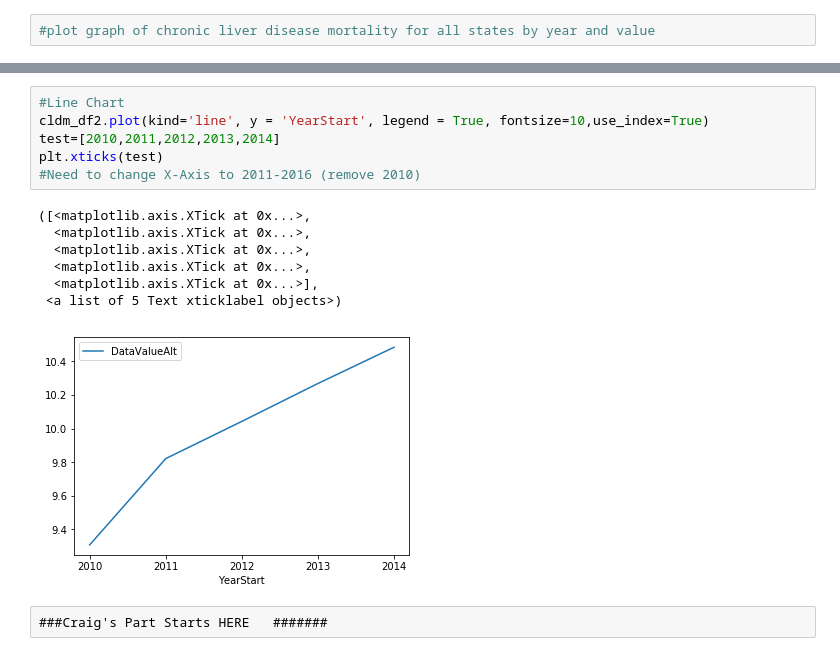
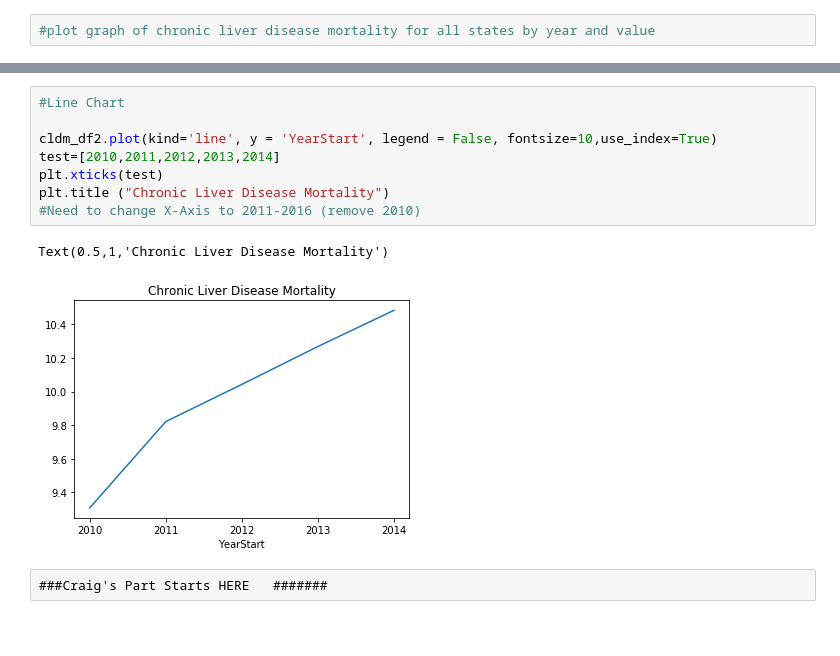
Before and after one commit to cmtaflin/Groupb2, a Jupyter notebook: Causes_Alcoholism_FINAL.ipynb, the cells around one changed output, grey strips where cells are left out. Cells and saved outputs as stored; diff of their text form; blank space fills up the shorter version.

```diff
--- a/Causes_Alcoholism_FINAL.ipynb
+++ b/Causes_Alcoholism_FINAL.ipynb
@@ -161,18 +178,15 @@ YearStart
 Name: DataValueAlt, dtype: float64
 # %%
 #Line Chart
-cldm_df2.plot(kind='line', y = 'YearStart', legend = True, fontsize=10,use_index=True)
+
+cldm_df2.plot(kind='line', y = 'YearStart', legend = False, fontsize=10,use_index=True)
 test=[2010,2011,2012,2013,2014]
 plt.xticks(test)
+plt.title ("Chronic Liver Disease Mortality")
 #Need to change X-Axis to 2011-2016 (remove 2010)
 # %% [output]
-([<matplotlib.axis.XTick at 0x...>,
-  <matplotlib.axis.XTick at 0x...>,
-  <matplotlib.axis.XTick at 0x...>,
-  <matplotlib.axis.XTick at 0x...>,
-  <matplotlib.axis.XTick at 0x...>],
- <a list of 5 Text xticklabel objects>)
+Text(0.5,1,'Chronic Liver Disease Mortality')
-[figure, old version]
+[figure, new version]
 # %% [raw]
 ###Craig's Part Starts HERE   #######
 # %%
```
Also changed, not shown: parts of 5 cells of this notebook, 1 other file.
